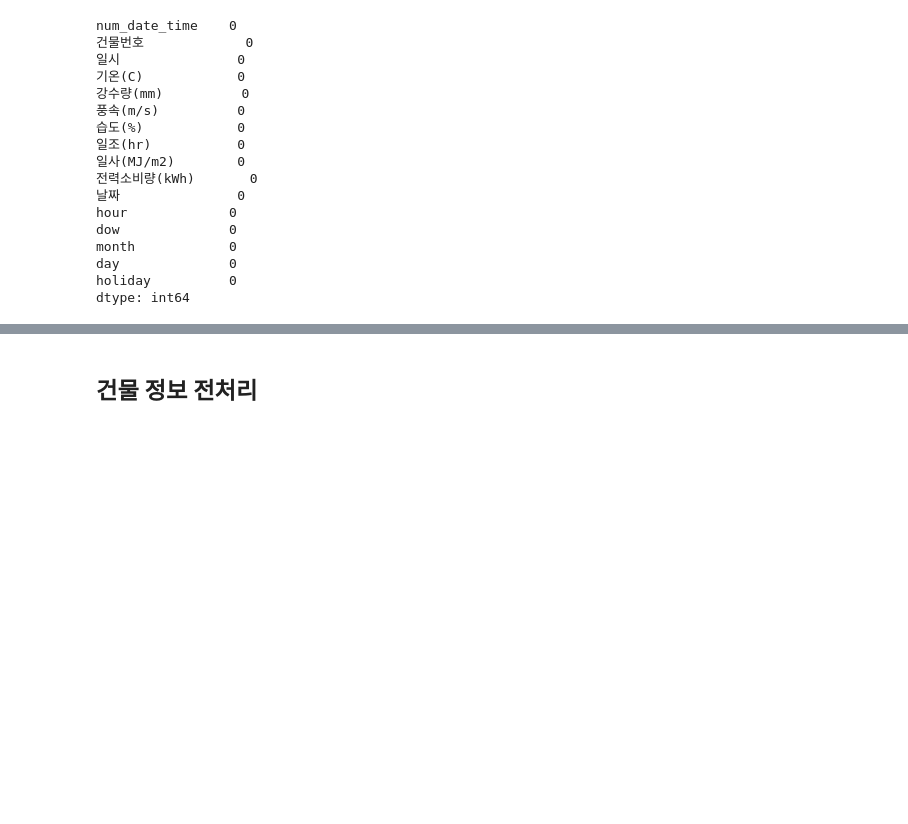
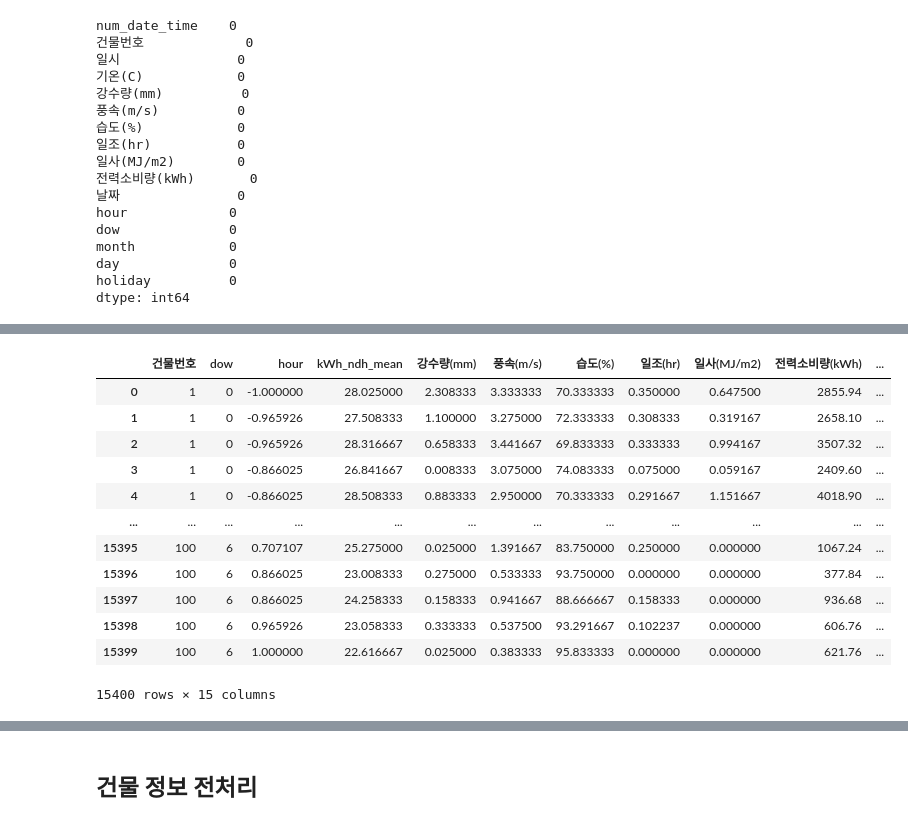
Before and after one commit to jihun0423/electric_predict, a Jupyter notebook: electric.ipynb, the cells around one changed output, grey strips where cells are left out. Cells and saved outputs as stored; diff of their text form; code cells hidden in the pictures; blank space fills up the shorter version.

```diff
--- a/electric.ipynb
+++ b/electric.ipynb
@@ -176,0 +169,4 @@ df
+# %%
+df['dow'] = df['dow'].astype('str')
+# %%
+df_numdowhour_mean = df.groupby(['건물번호','dow','hour'],as_index=False).mean()
@@ -177 +189,19 @@ df
+# %%
+df_numdowhour_mean.columns.values[3] = 'kWh_ndh_mean'
+# %%
+df_numdowhour_mean
+# %% [output]
+|  | 건물번호 | dow | hour | kWh_ndh_mean | 강수량(mm) | 풍속(m/s) | 습도(%) | 일조(hr) | 일사(MJ/m2) | 전력소비량(kWh) | ... |
+| 0 | 1 | 0 | -1.000000 | 28.025000 | 2.308333 | 3.333333 | 70.333333 | 0.350000 | 0.647500 | 2855.94 | ... |
+| 1 | 1 | 0 | -0.965926 | 27.508333 | 1.100000 | 3.275000 | 72.333333 | 0.308333 | 0.319167 | 2658.10 | ... |
+| 2 | 1 | 0 | -0.965926 | 28.316667 | 0.658333 | 3.441667 | 69.833333 | 0.333333 | 0.994167 | 3507.32 | ... |
+| 3 | 1 | 0 | -0.866025 | 26.841667 | 0.008333 | 3.075000 | 74.083333 | 0.075000 | 0.059167 | 2409.60 | ... |
+| 4 | 1 | 0 | -0.866025 | 28.508333 | 0.883333 | 2.950000 | 70.333333 | 0.291667 | 1.151667 | 4018.90 | ... |
+| ... | ... | ... | ... | ... | ... | ... | ... | ... | ... | ... | ... |
+| 15395 | 100 | 6 | 0.707107 | 25.275000 | 0.025000 | 1.391667 | 83.750000 | 0.250000 | 0.000000 | 1067.24 | ... |
+| 15396 | 100 | 6 | 0.866025 | 23.008333 | 0.275000 | 0.533333 | 93.750000 | 0.000000 | 0.000000 | 377.84 | ... |
+| 15397 | 100 | 6 | 0.866025 | 24.258333 | 0.158333 | 0.941667 | 88.666667 | 0.158333 | 0.000000 | 936.68 | ... |
+| 15398 | 100 | 6 | 0.965926 | 23.058333 | 0.333333 | 0.537500 | 93.291667 | 0.102237 | 0.000000 | 606.76 | ... |
+| 15399 | 100 | 6 | 1.000000 | 22.616667 | 0.025000 | 0.383333 | 95.833333 | 0.000000 | 0.000000 | 621.76 | ... |
+15400 rows × 15 columns
 # %%
```
Also changed, not shown: parts of 31 cells of this notebook.
